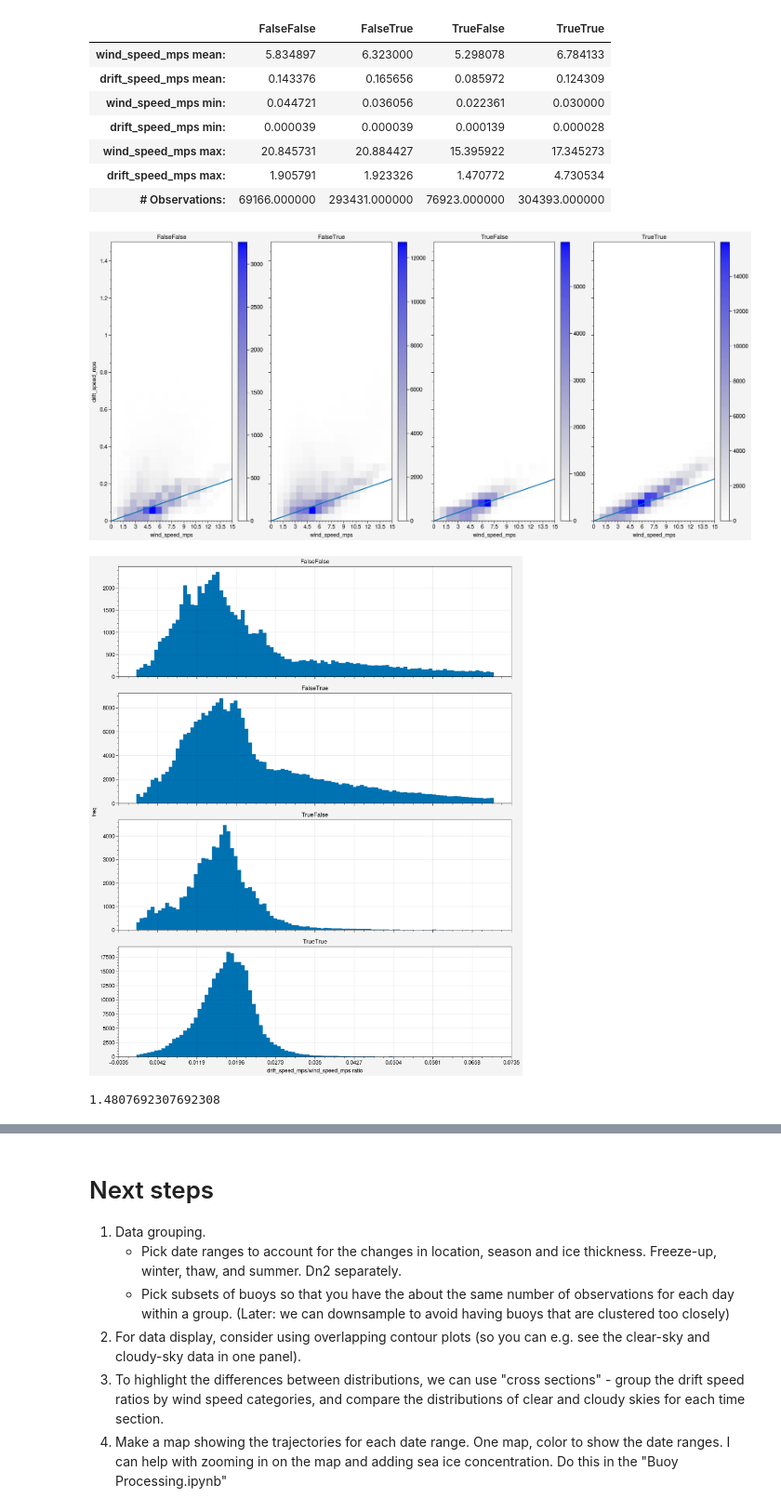
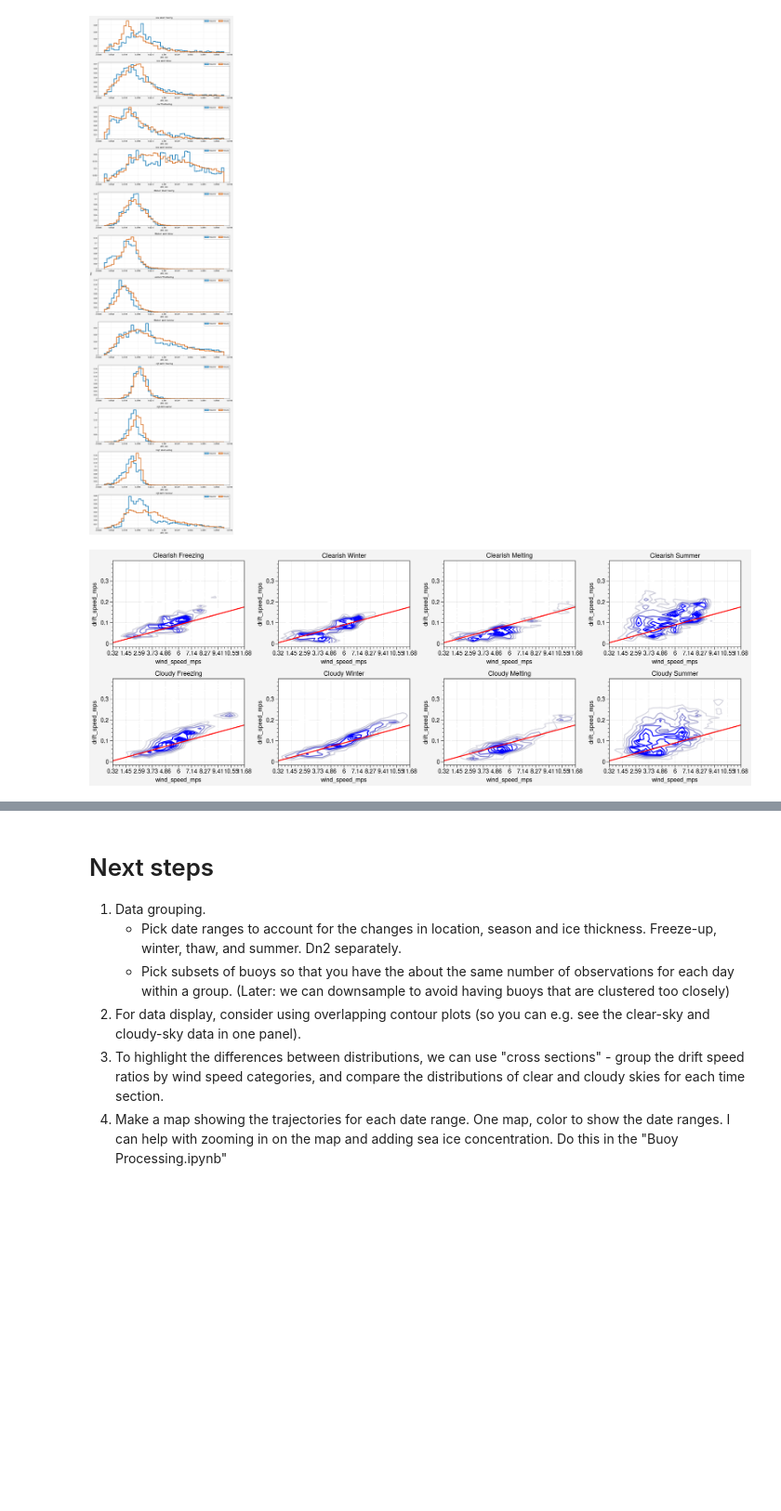
Before and after one commit to awang343/uncertainty-quantification-sea-ice, a Jupyter notebook: notebooks/Joint Distribution Analysis.ipynb, the cells around one changed output, grey strips where cells are left out. Shown at 93% size. Drawn from its saved outputs; the diff is of its cells as text; code cells hidden in the pictures; blank space fills up the shorter version.

```diff
--- a/notebooks/Joint Distribution Analysis.ipynb
+++ b/notebooks/Joint Distribution Analysis.ipynb
@@ -96,32 +81,0 @@ def jointDistribution(df:pd.DataFrame,
-# %%
-cloud_thresh = 95
-cloud_label = f"clouds > {cloud_thresh}"
-
-
-# df = buoy_datas["2019F4"]
-#df = df[df["wind_speed_mps"] < 10]
-
-# df = pd.concat(list(buoy_datas.values()))
-df = pd.concat(buoy_datas).drop('datetime', axis=1).reset_index().rename({'level_0': 'buoy_id'}, axis=1)
-
-# df = df[df["wind_speed_mps"] > 6]
-kwargs = {cloud_label : df.total_cloud_cover > cloud_thresh, "iswinter" : df.datetime < pd.to_datetime("2020-03-30")}
-kwargs["highcloud - winter"] = kwargs["iswinter"].astype("str") + kwargs[cloud_label].astype("str")
-df = df.assign(**kwargs)
-
-binned = jointDistribution(df, "wind_speed_mps", "drift_speed_mps", "highcloud - winter", [20, 40])
-# %% [output]
-|  | FalseFalse | FalseTrue | TrueFalse | TrueTrue |
-| wind_speed_mps mean: | 5.834897 | 6.323000 | 5.298078 | 6.784133 |
-| drift_speed_mps mean: | 0.143376 | 0.165656 | 0.085972 | 0.124309 |
-| wind_speed_mps min: | 0.044721 | 0.036056 | 0.022361 | 0.030000 |
-| drift_speed_mps min: | 0.000039 | 0.000039 | 0.000139 | 0.000028 |
-| wind_speed_mps max: | 20.845731 | 20.884427 | 15.395922 | 17.345273 |
-| drift_speed_mps max: | 1.905791 | 1.923326 | 1.470772 | 4.730534 |
-| # Observations: | 69166.000000 | 293431.000000 | 76923.000000 | 304393.000000 |
-[figure, removed]
-[figure, removed]
-# %%
-binned.index.max()
-# %% [output]
-1.4807692307692308
@@ -127,0 +166,13 @@ binned.index.max()
+# %%
+makeHist(df, "drift_ratio",
+         categories = {"season": seasons, "wind_level": wind_levels},
+         overlays = {"cloud_cover": cloud_covers},
+         num_bins=50, lims=[0,0.07])
+# %% [output]
+[figure, added]
+# %%
+binned = plotJoint(df, "wind_speed_mps", "drift_speed_mps",
+                   categories = {"cloud_cover": cloud_covers, "season": seasons},
+                   bins=[20,40], xlims=[0,12], ylims=[0,0.4])
+# %% [output]
+[figure, added]
```
Also changed, not shown: parts of 11 cells of this notebook, 1 other file.
